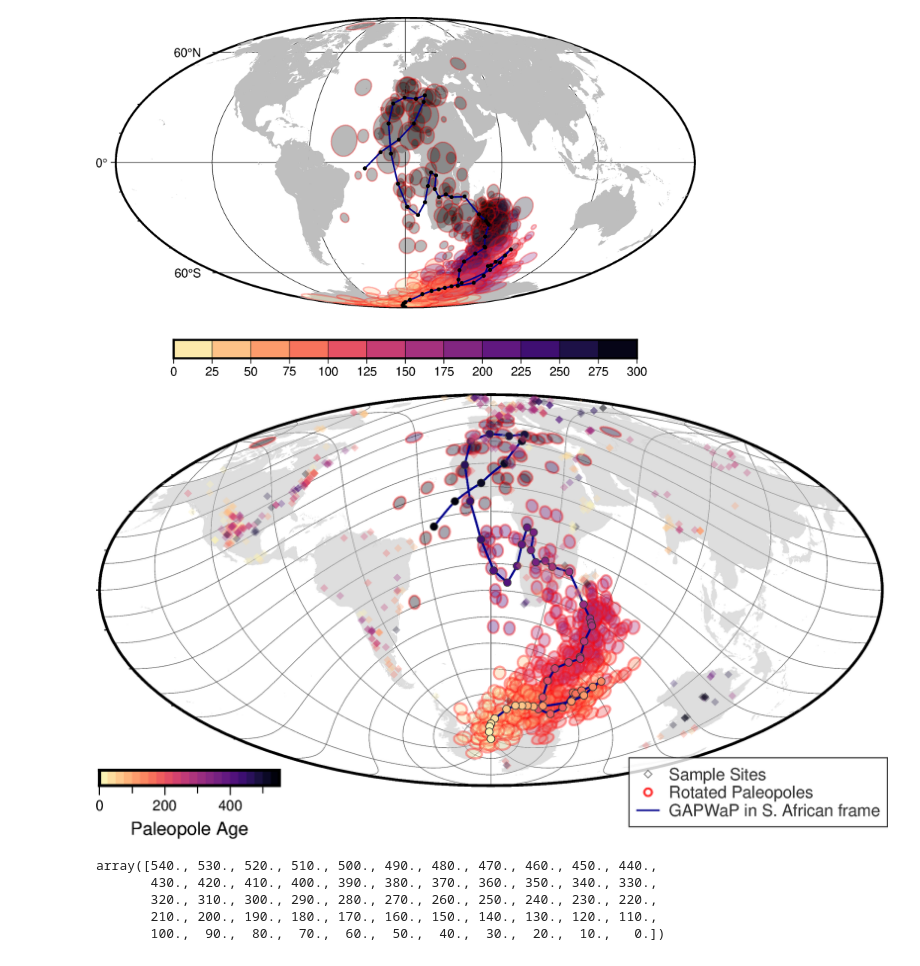
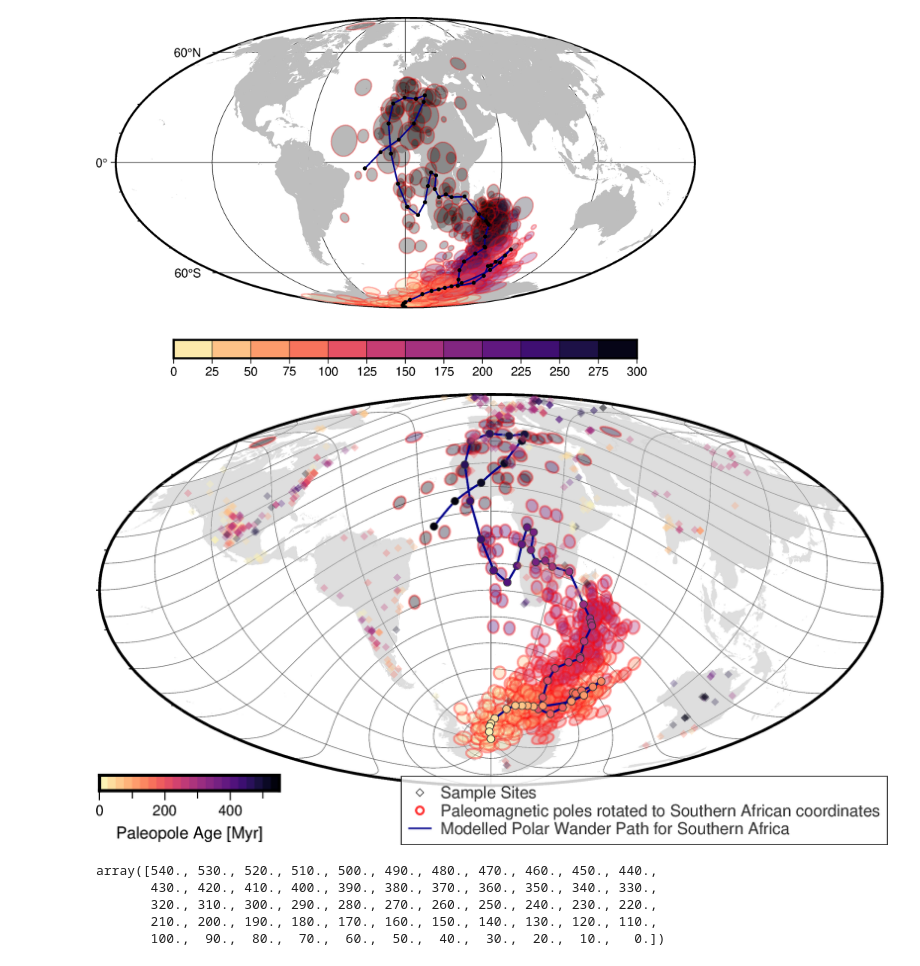
Before and after one commit to siwill22/Deconstructing-Plate-Tectonic-Reconstructions, a Jupyter notebook: Box1/GAPWAP.ipynb, the cells around one changed output. Cells and saved outputs as stored; diff of their text form; code cells hidden in the pictures.

```diff
--- a/Box1/GAPWAP.ipynb
+++ b/Box1/GAPWAP.ipynb
@@ -179,40 +173,41 @@ fig.plot(data=gpml2gdf(pygplates.FeatureCollection(longitude_lines)), pen='0.2p,
 
 # dummy points for legend
 fig.plot(x=0, y=-60, style='d0.15c', label='Sample Sites')
-fig.plot(x=0, y=-60, style='E-', size=[2.], pen='1.0p,red', label='Rotated Paleopoles')
+fig.plot(x=0, y=-60, style='E-', size=[2.], pen='1.0p,red', label='Paleomagnetic poles rotated to Southern African coordinates')
 
 
 # rotated (present-day) continent polygons
 fig.plot(data=rcontinents, color='gray', transparency=50)
 
 # Rotated VGPs
 pygmt.makecpt(cmap='magma', series=[0,550,25], reverse=True)
 #fig.plot(x=rrpoles.PoleLongitude, y=rrpoles.PoleLatitude, size=rrpoles.PoleA95*111.,
 #         style='E-', pen='1.0p,red', color=rrpoles.AverageAge, cmap=True, t=90)
 fig.plot(x=rrpoles.PoleLongitude, y=rrpoles.PoleLatitude, size=np.ones(len(rrpoles))*555.,
          style='E-', pen='1.0p,red', color=rrpoles.AverageAge, cmap=True, t=80)
 
 
 # APWP
 #fig.plot(x=rpath.geometry.x, y=rpath.geometry.y, pen='1p,darkblue', label='GAPWaP in S. African frame')
 #fig.plot(x=rpath.geometry.x, y=rpath.geometry.y, style='c0.15c', color=path.Age, cmap=True, pen='0.25p,gray20')
 
-fig.plot(x=rGAPWaP.geometry.x, y=rGAPWaP.geometry.y, pen='1p,darkblue', label='GAPWaP in S. African frame')
+fig.plot(x=rGAPWaP.geometry.x, y=rGAPWaP.geometry.y, pen='1p,darkblue', label='Modelled Polar Wander Path for Southern Africa')
 fig.plot(x=rGAPWaP.geometry.x, y=rGAPWaP.geometry.y, style='c0.15c', color=GAPWaP.Age, cmap=True, pen='0.25p,gray20')
 
 
 # Sample Sites
 fig.plot(x=rsamples.geometry.x, y=rsamples.geometry.y, style='d0.15c', color=rsamples.AverageAge, cmap=True,
          transparency=70)
 
-with pygmt.config(FONT_ANNOT_PRIMARY='8p', FONT_LABEL='10p'):
-    fig.colorbar(position='JBL+jBL+o0.0c+w3.5c/0.3c+h', frame=['x+lPaleopole Age'])#, box='+gwhite+p0.5p')
-fig.legend(transparency=20, position='JBR+jBR+o-0.1c/-0.8c', box='+gwhite+p0.5p')
+with pygmt.config(FONT_ANNOT_PRIMARY='8p', FONT_LABEL='9p'):
+    fig.colorbar(position='JBL+jBL+o0.0c/-0.1c+w3.5c/0.3c+h', frame=['x+lPaleopole Age [Myr]'])#, box='+gwhite+p0.5p')
+with pygmt.config(FONT_ANNOT_PRIMARY='9p', FONT_LABEL='9p'):
+    fig.legend(transparency=20, position='JBR+jBR+o-0.1c/-1.15c', box='+gwhite+p0.5p')
 
 fig.savefig('./GAPWAP.pdf')
 fig.show(width=1000)
 # %% [output]
-[figure, old version]
+[figure, new version]
 # %%
 '''
 #T2012_vgps_gdf = pmag.assign_plate_ids(T2012_vgps_gdf, TC2017)
```
Also changed, not shown: parts of 2 cells of this notebook.
